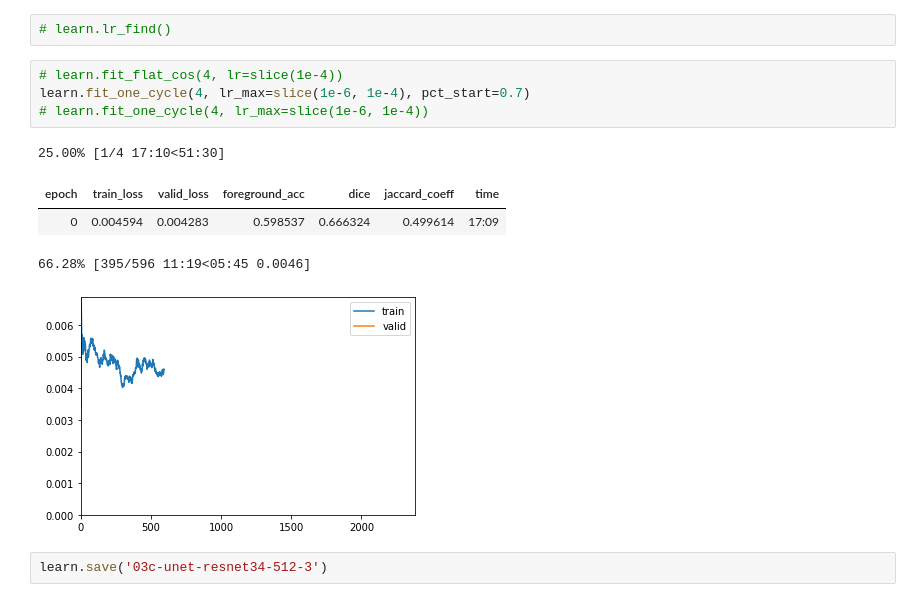
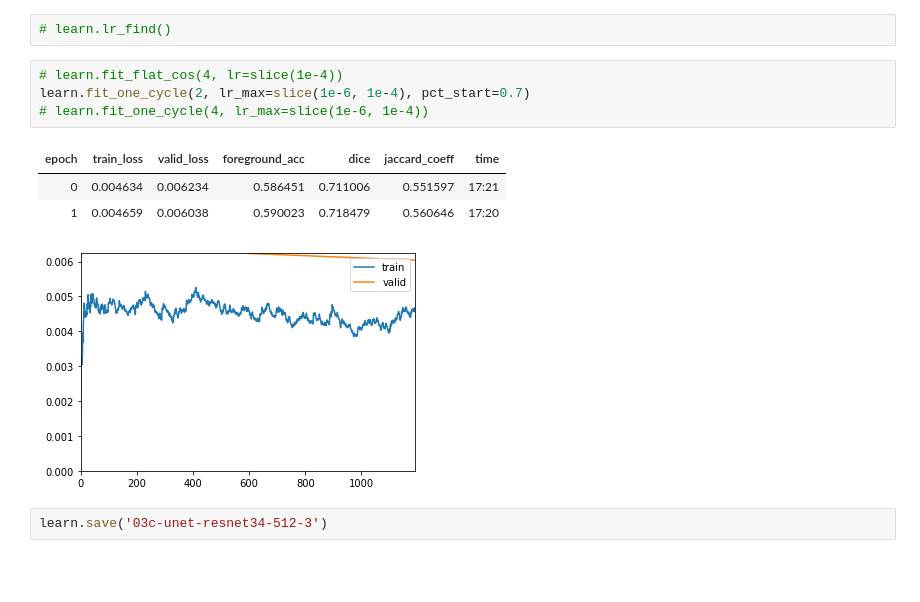
Before and after one commit to mrkcmd/bualabs, a Jupyter notebook: nbs/03c_image_segmentation_siim_acr_pneumothorax_fastai2.ipynb, the cells around one changed output. Drawn from its saved outputs; the diff is of its cells as text; blank space fills up the shorter version.

```diff
--- a/nbs/03c_image_segmentation_siim_acr_pneumothorax_fastai2.ipynb
+++ b/nbs/03c_image_segmentation_siim_acr_pneumothorax_fastai2.ipynb
@@ -848,14 +845,13 @@ learn.unfreeze()
 # learn.lr_find()
 # %%
 # learn.fit_flat_cos(4, lr=slice(1e-4))
-learn.fit_one_cycle(4, lr_max=slice(1e-6, 1e-4), pct_start=0.7)
+learn.fit_one_cycle(2, lr_max=slice(1e-6, 1e-4), pct_start=0.7)
 # learn.fit_one_cycle(4, lr_max=slice(1e-6, 1e-4))
 # %% [output]
-25.00% [1/4 17:10<51:30]
 | epoch | train_loss | valid_loss | foreground_acc | dice | jaccard_coeff | time |
-| 0 | 0.004594 | 0.004283 | 0.598537 | 0.666324 | 0.499614 | 17:09 |
+| 0 | 0.004634 | 0.006234 | 0.586451 | 0.711006 | 0.551597 | 17:21 |
+| 1 | 0.004659 | 0.006038 | 0.590023 | 0.718479 | 0.560646 | 17:20 |
-66.28% [395/596 11:19<05:45 0.0046]
-[figure, old version]
+[figure, new version]
 # %%
 learn.save('03c-unet-resnet34-512-3')
 # %%
```
Also changed, not shown: parts of 18 cells of this notebook.
